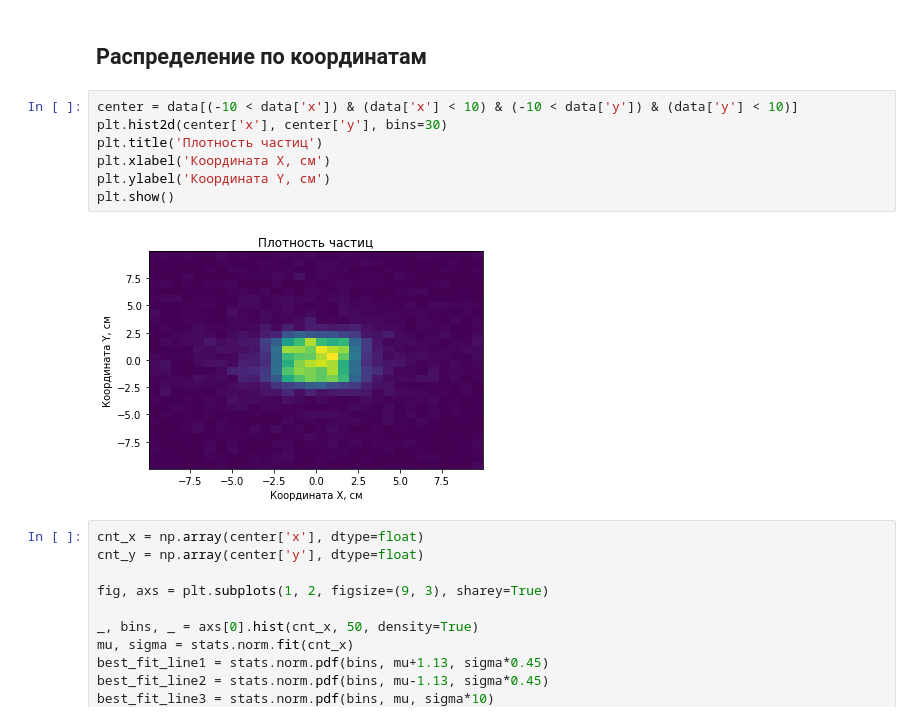
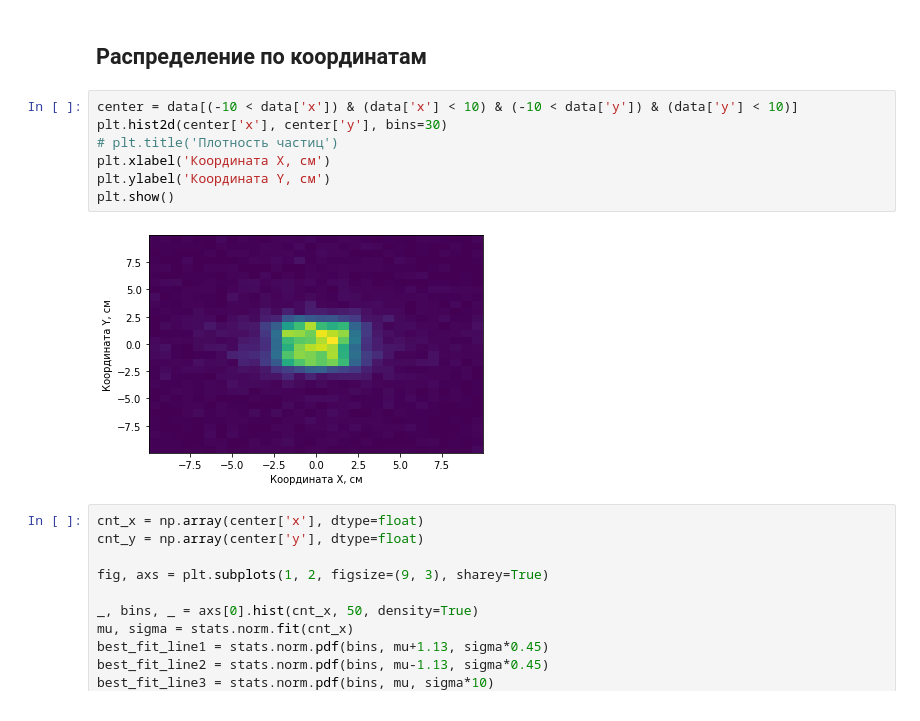
Before and after one commit to annndruha/Distribution-of-secondary-particles-in-tissue-equivalent-materials, a Jupyter notebook: model_cube/StatsCalculator.ipynb, the cells around one changed output. Cells and saved outputs as stored; diff of their text form.

```diff
--- a/model_cube/StatsCalculator.ipynb
+++ b/model_cube/StatsCalculator.ipynb
@@ -61,12 +61,12 @@ pd.DataFrame(res, columns=['name', 'count', 'percent'])
 # %%
 center = data[(-10 < data['x']) & (data['x'] < 10) & (-10 < data['y']) & (data['y'] < 10)]
 plt.hist2d(center['x'], center['y'], bins=30)
-plt.title('Плотность частиц')
+# plt.title('Плотность частиц')
 plt.xlabel('Координата X, см')
 plt.ylabel('Координата Y, см')
 plt.show()
 # %% [output]
-[figure, old version]
+[figure, new version]
 # %%
 cnt_x = np.array(center['x'], dtype=float)
 cnt_y = np.array(center['y'], dtype=float)
```
Also changed, not shown: parts of 4 cells of this notebook, 4 other files.
